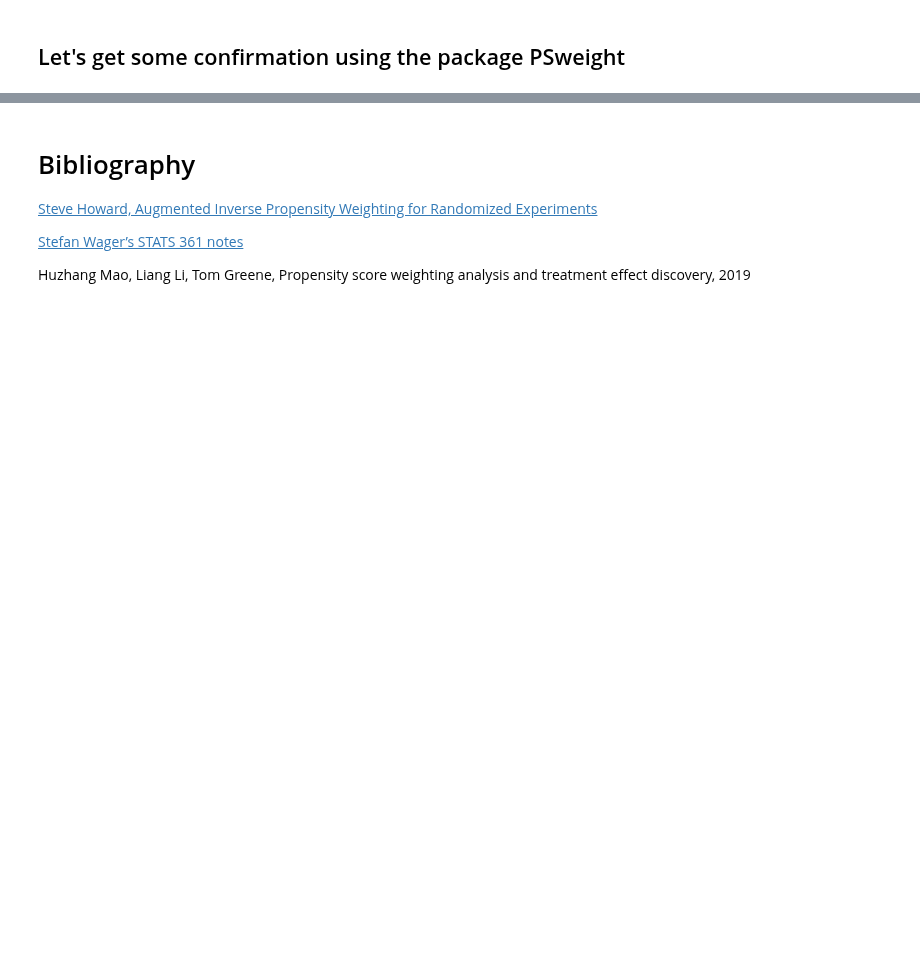
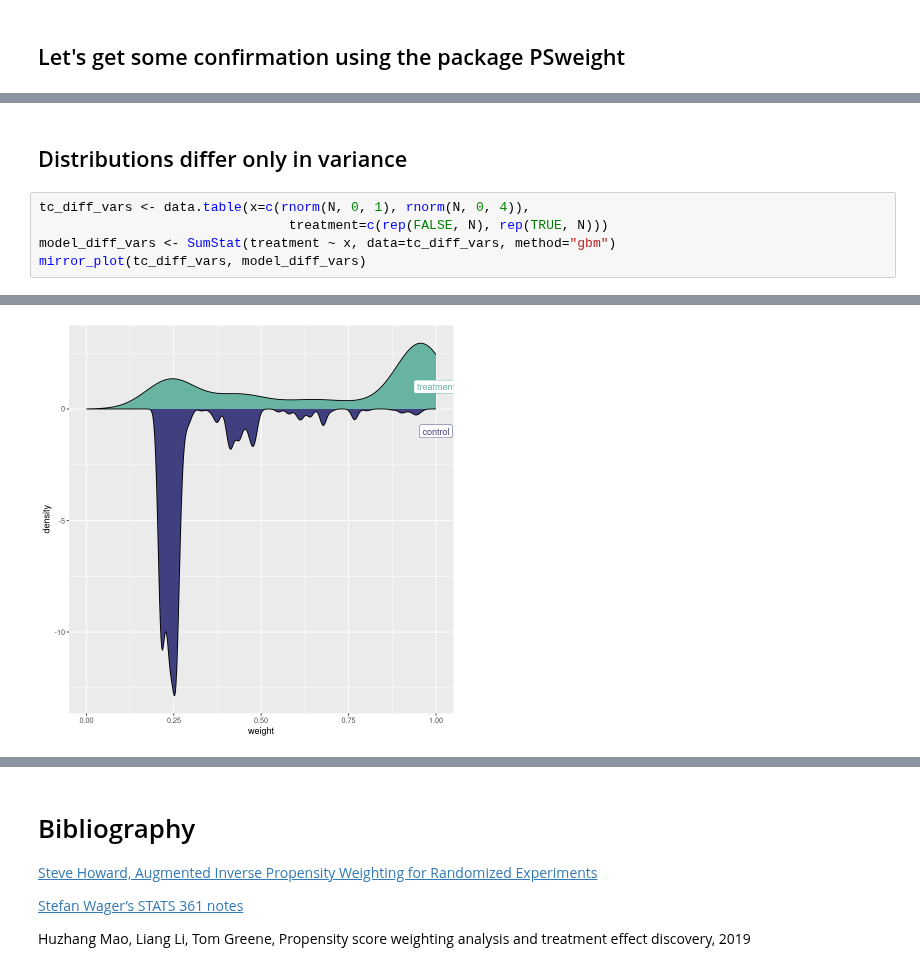
Before and after one commit to lsilvest/notes_and_stuff, a Jupyter notebook: propensity_weighting.ipynb, the cells around one changed output, grey strips where cells are left out. Drawn from its saved outputs; the diff is of its cells as text; blank space fills up the shorter version.

```diff
--- a/propensity_weighting.ipynb
+++ b/propensity_weighting.ipynb
@@ -593,0 +733,8 @@ aug$muhat["1"] - aug$muhat["0"]
+# %% [markdown]
+## Distributions differ only in variance
+# %%
+tc_diff_vars <- data.table(x=c(rnorm(N, 0, 1), rnorm(N, 0, 4)),
+                                treatment=c(rep(FALSE, N), rep(TRUE, N)))
+model_diff_vars <- SumStat(treatment ~ x, data=tc_diff_vars, method="gbm")
+mirror_plot(tc_diff_vars, model_diff_vars)
+# %% [output]
@@ -593,0 +745 @@ aug$muhat["1"] - aug$muhat["0"]
+[figure, added]
```
Also changed, not shown: parts of 53 cells of this notebook.
